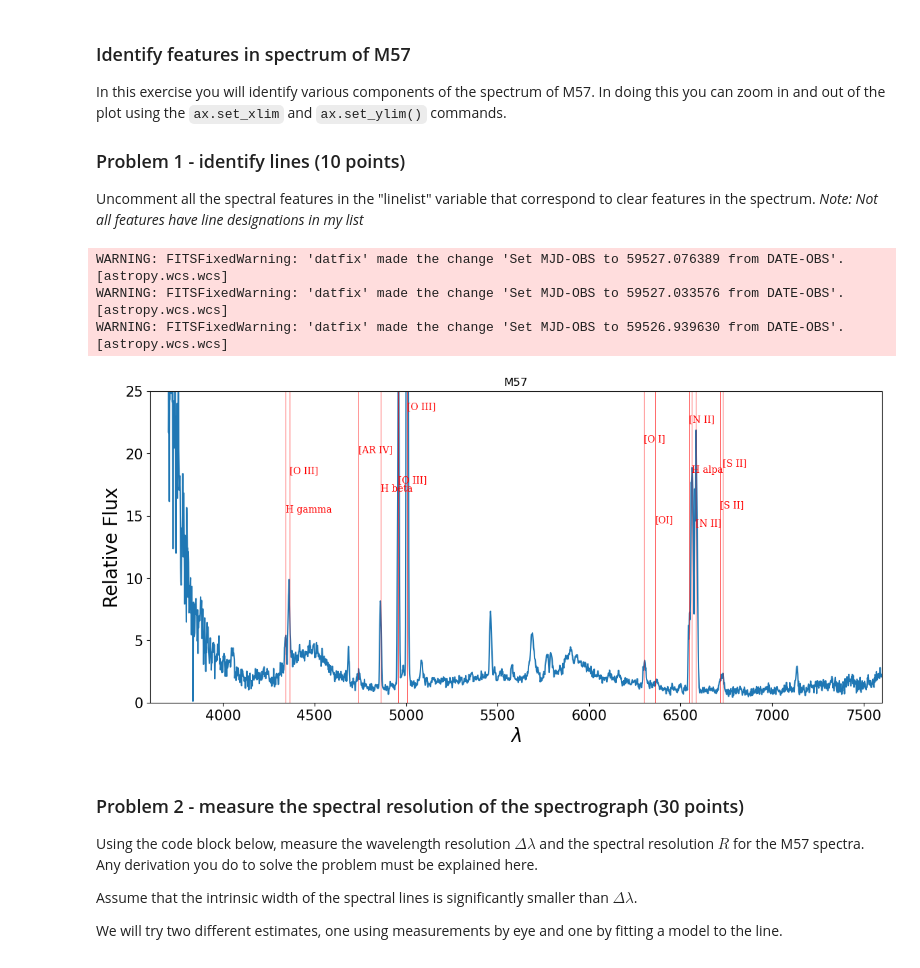
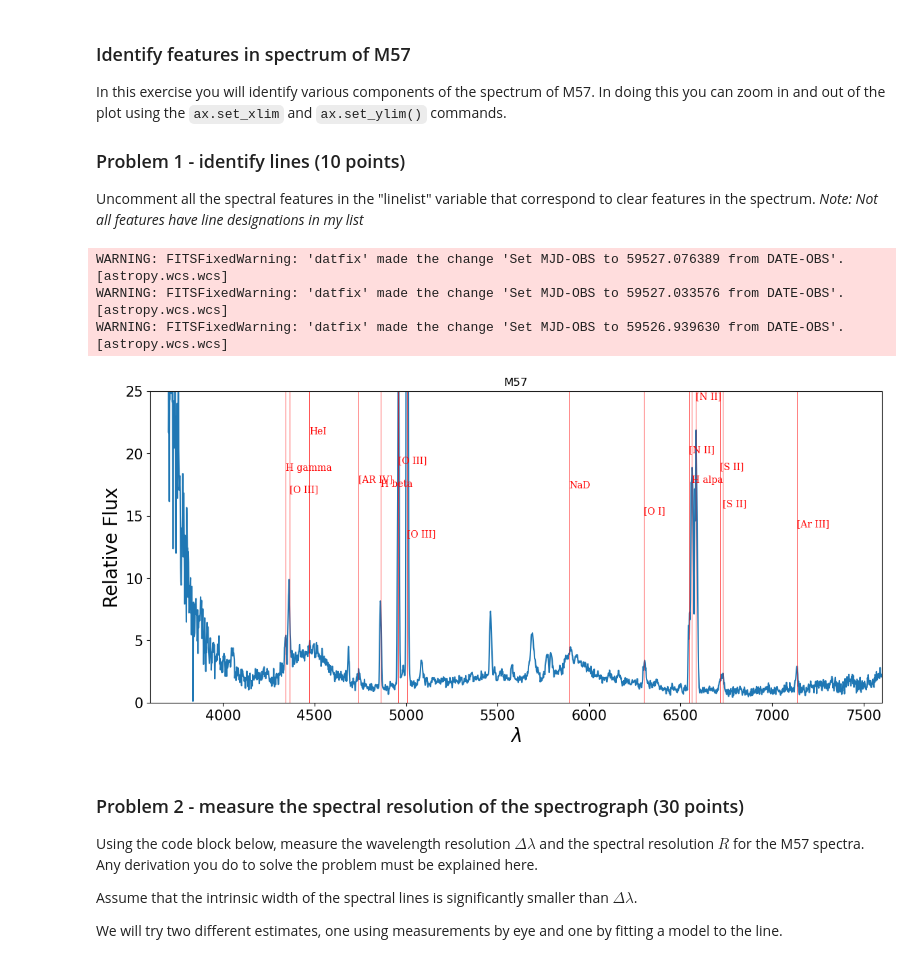
Before and after one commit to bdunne21203/Analysis_real_spectra_student, a Jupyter notebook: analysis_real_spectra.student.ipynb, the cells around one changed output. Cells and saved outputs as stored; diff of their text form; code cells hidden in the pictures.

```diff
--- a/analysis_real_spectra.student.ipynb
+++ b/analysis_real_spectra.student.ipynb
@@ -90,39 +90,38 @@ linelist = [
      ('[O III]',4959),
      ('[O III]',5007),
      ('[O I]',6300),
-     ('[OI]',6363),
+#     ('[OI]',6363),
      ('[N II]',6548),
      ('[N II]',6584),
      ('[S II]',6716),
      ('[S II]',6731),
 #    ('CIII',4647),
 #     ('MgI',5170),
 #     ('FeI', 5270),
 #     ('Hepsilon',3970),
 #     ('Hdelta',4103),
      ('H gamma',4341),
      ('H beta',4861),
      ('H alpa',6563),
-#     ('NaD', 5890),
+     ('NaD', 5890),
 #     ('HeII',4541),
-#     ('He II',4686),
-#     ('HeI',4471),
+     ('HeI',4471),
 #     ('HE II',5411),
 #     ('[CL III]',5517),
 #     ('[CL III]',5537),
 #     ('[N II]',5755),
 #     ('He I',5875),
 #     ('HeI',7065),
-#     ('[Ar III]',7135),
+    ('[Ar III]',7135),
 #     ('FeI',5335)
 ]
 #draw lines on the spectrum
 lineplot(linelist)
 # %% [output]
 WARNING: FITSFixedWarning: 'datfix' made the change 'Set MJD-OBS to 59527.076389 from DATE-OBS'. [astropy.wcs.wcs]
 WARNING: FITSFixedWarning: 'datfix' made the change 'Set MJD-OBS to 59527.033576 from DATE-OBS'. [astropy.wcs.wcs]
 WARNING: FITSFixedWarning: 'datfix' made the change 'Set MJD-OBS to 59526.939630 from DATE-OBS'. [astropy.wcs.wcs]
-[figure, old version]
+[figure, new version]
 # %% [markdown]
 ### Problem 2  - measure the spectral resolution of the spectrograph (30 points)
 Using the code block below, measure the wavelength resolution $\Delta \lambda$ and the spectral resolution $R$ for the M57 spectra.  Any derivation you do to solve the problem must be explained here.
```
Also changed, not shown: parts of 3 cells of this notebook.
